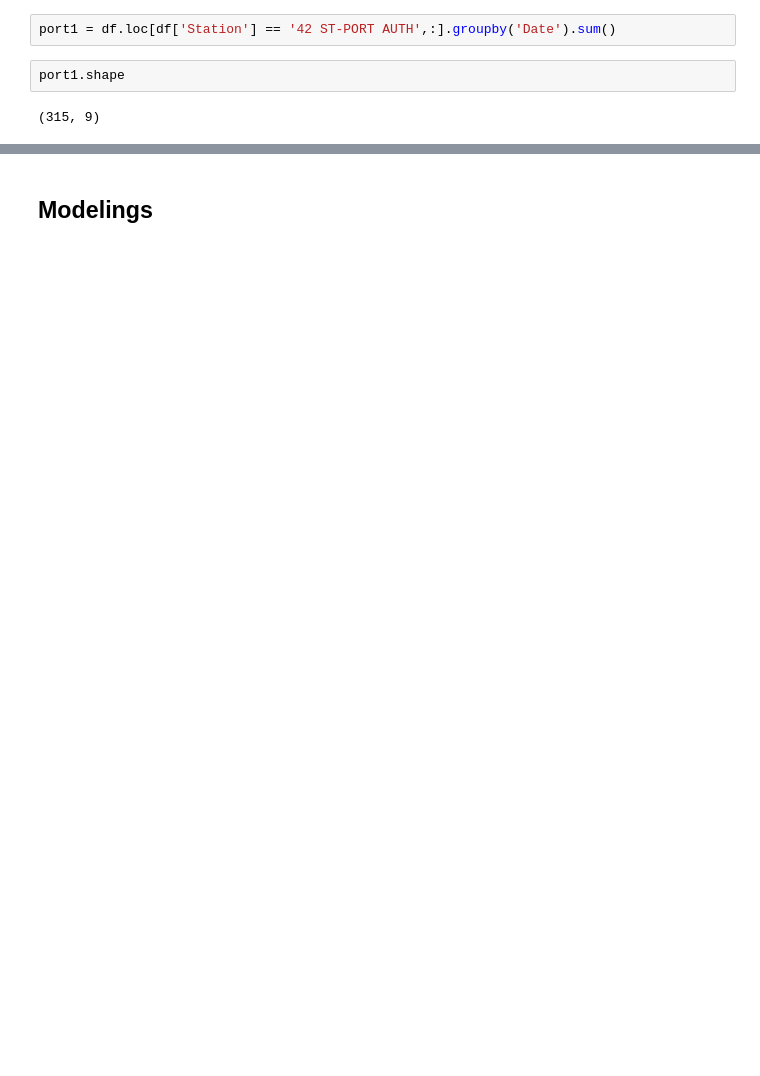
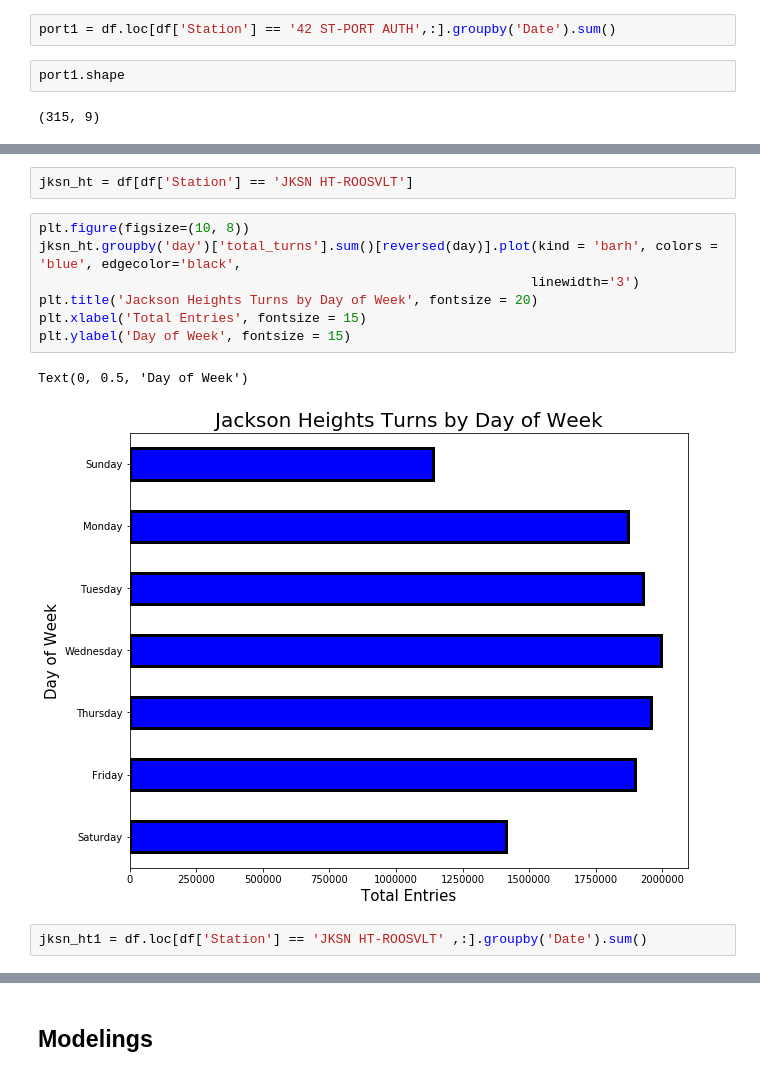
Before and after one commit to gsrankel/Capstone, a Jupyter notebook: Modeling.ipynb, the cells around one changed output, grey strips where cells are left out. Drawn from its saved outputs; the diff is of its cells as text; blank space fills up the shorter version.

```diff
--- a/Modeling.ipynb
+++ b/Modeling.ipynb
@@ -961,0 +976,14 @@ port1.head()
+# %%
+jksn_ht = df[df['Station'] == 'JKSN HT-ROOSVLT']
+# %%
+plt.figure(figsize=(10, 8))
+jksn_ht.groupby('day')['total_turns'].sum()[reversed(day)].plot(kind = 'barh', colors = 'blue', edgecolor='black',
+                                                               linewidth='3')
+plt.title('Jackson Heights Turns by Day of Week', fontsize = 20)
+plt.xlabel('Total Entries', fontsize = 15)
+plt.ylabel('Day of Week', fontsize = 15)
+# %% [output]
+Text(0, 0.5, 'Day of Week')
+[figure, added]
+# %%
+jksn_ht1 = df.loc[df['Station'] == 'JKSN HT-ROOSVLT' ,:].groupby('Date').sum()
```
Also changed, not shown: parts of 169 cells of this notebook, 8 other files.
